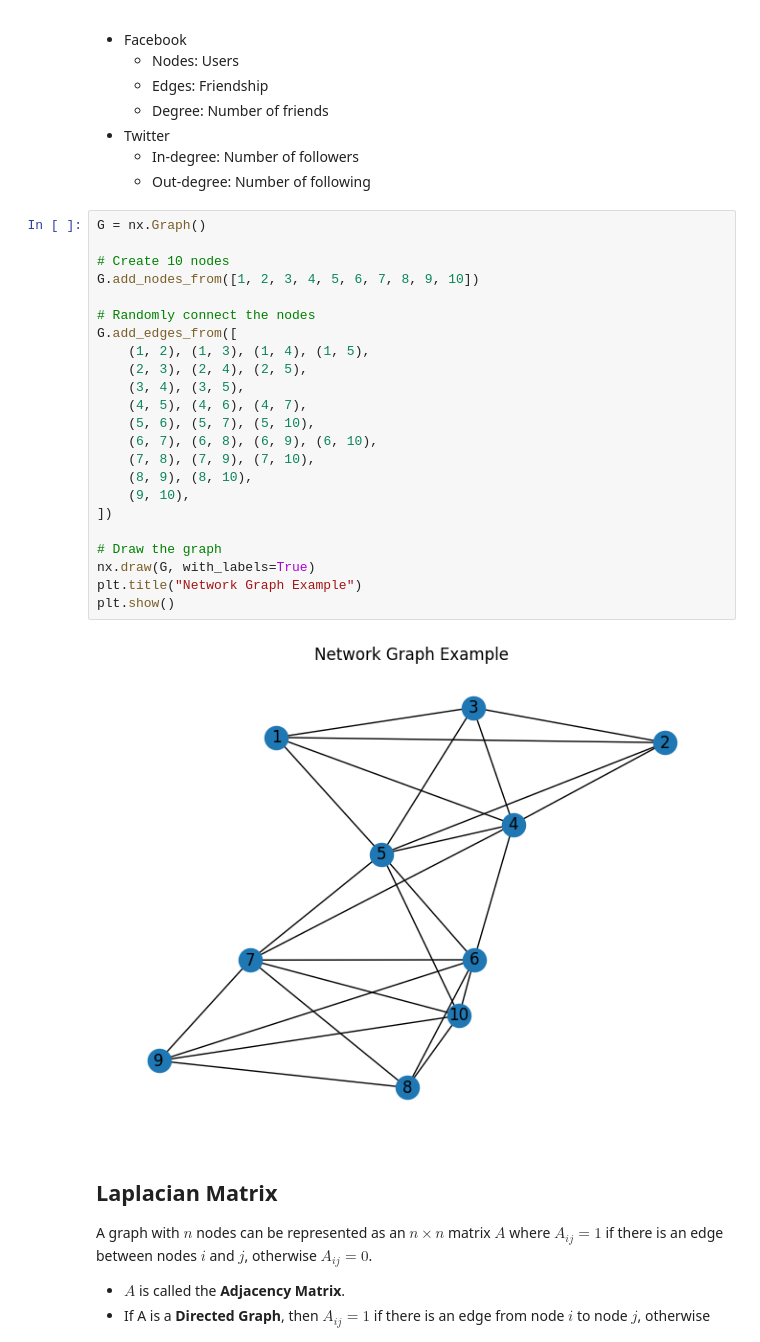
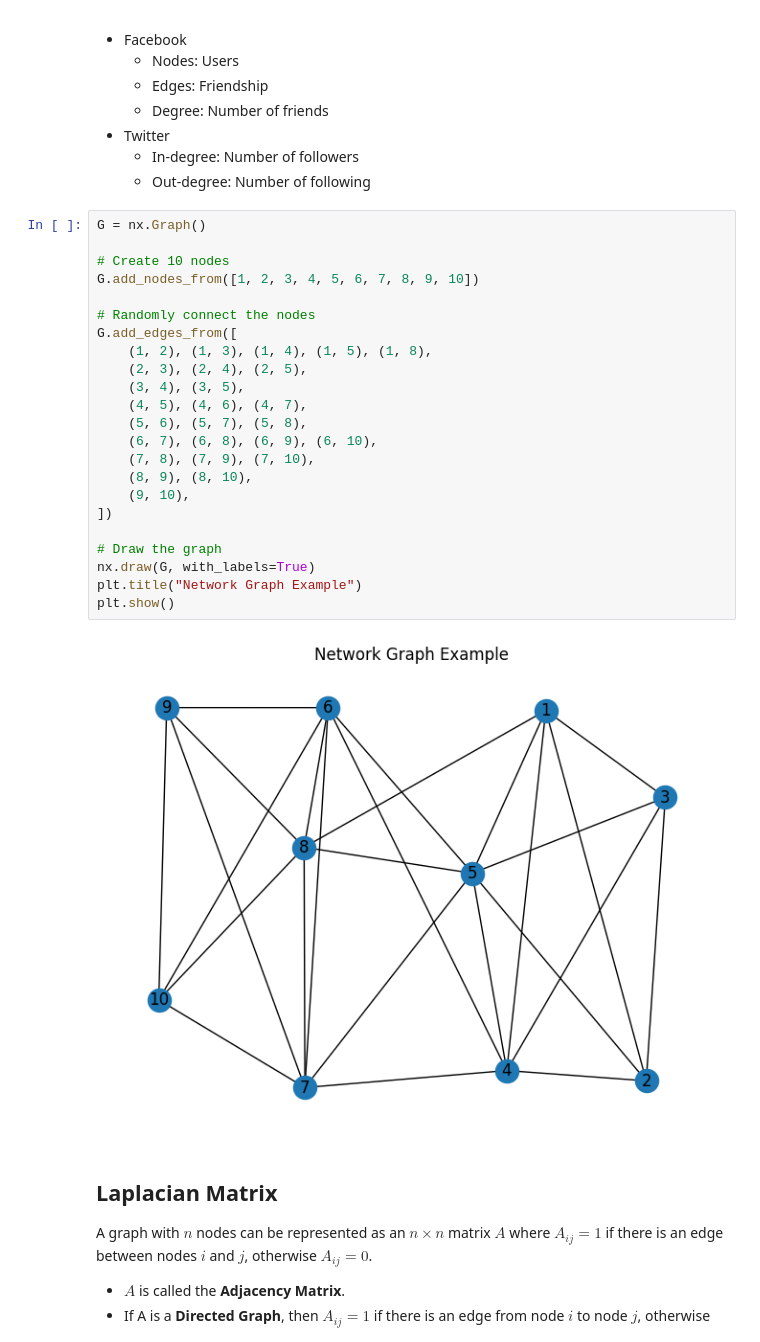
Before and after one commit to punitarani/MAT-494, a Jupyter notebook: 4.1 Network Analysis Introduction.ipynb, the cells around one changed output. Drawn from its saved outputs; the diff is of its cells as text.

Commit message:
Complicate Network Graph example

```diff
--- a/4.1 Network Analysis Introduction.ipynb
+++ b/4.1 Network Analysis Introduction.ipynb
@@ -57,28 +57,28 @@ Social Networks are best represented as **Graphs** where the nodes are the users
 # %%
 G = nx.Graph()
 
 # Create 10 nodes
 G.add_nodes_from([1, 2, 3, 4, 5, 6, 7, 8, 9, 10])
 
 # Randomly connect the nodes
 G.add_edges_from([
-    (1, 2), (1, 3), (1, 4), (1, 5),
+    (1, 2), (1, 3), (1, 4), (1, 5), (1, 8),
     (2, 3), (2, 4), (2, 5),
     (3, 4), (3, 5),
     (4, 5), (4, 6), (4, 7),
-    (5, 6), (5, 7), (5, 10),
+    (5, 6), (5, 7), (5, 8),
     (6, 7), (6, 8), (6, 9), (6, 10),
     (7, 8), (7, 9), (7, 10),
     (8, 9), (8, 10),
     (9, 10),
 ])
 
 # Draw the graph
 nx.draw(G, with_labels=True)
 plt.title("Network Graph Example")
 plt.show()
 # %% [output]
-[figure, old version]
+[figure, new version]
 # %% [markdown]
 ## Laplacian Matrix
 
```
